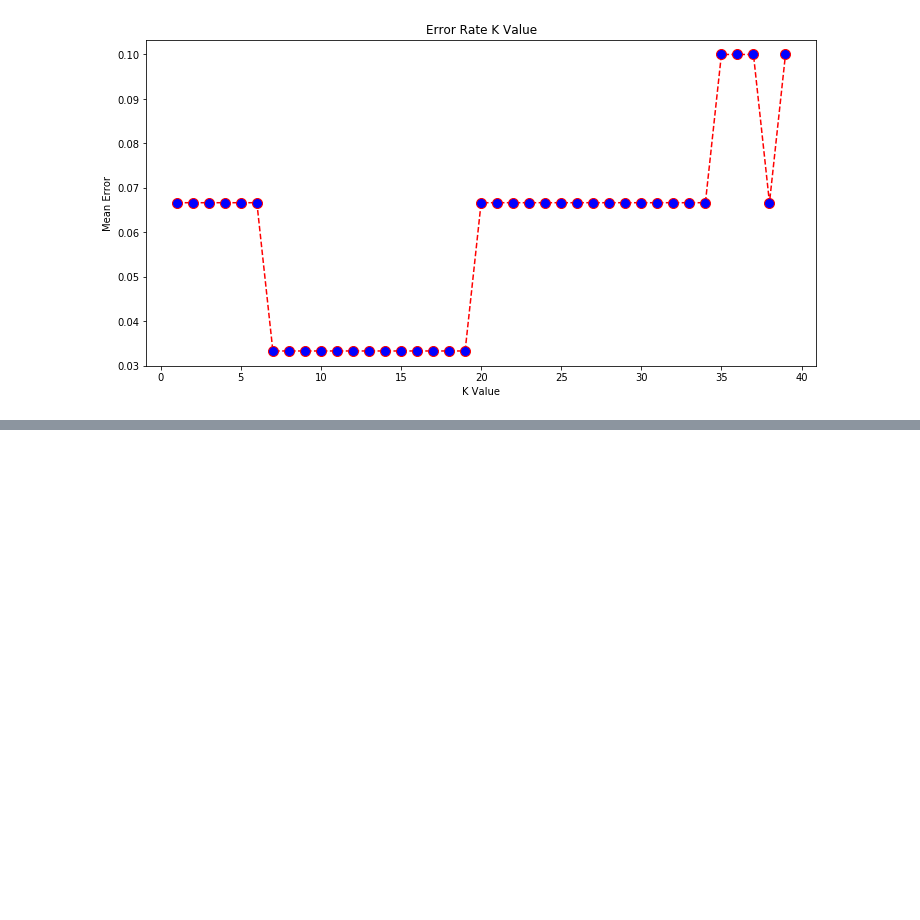
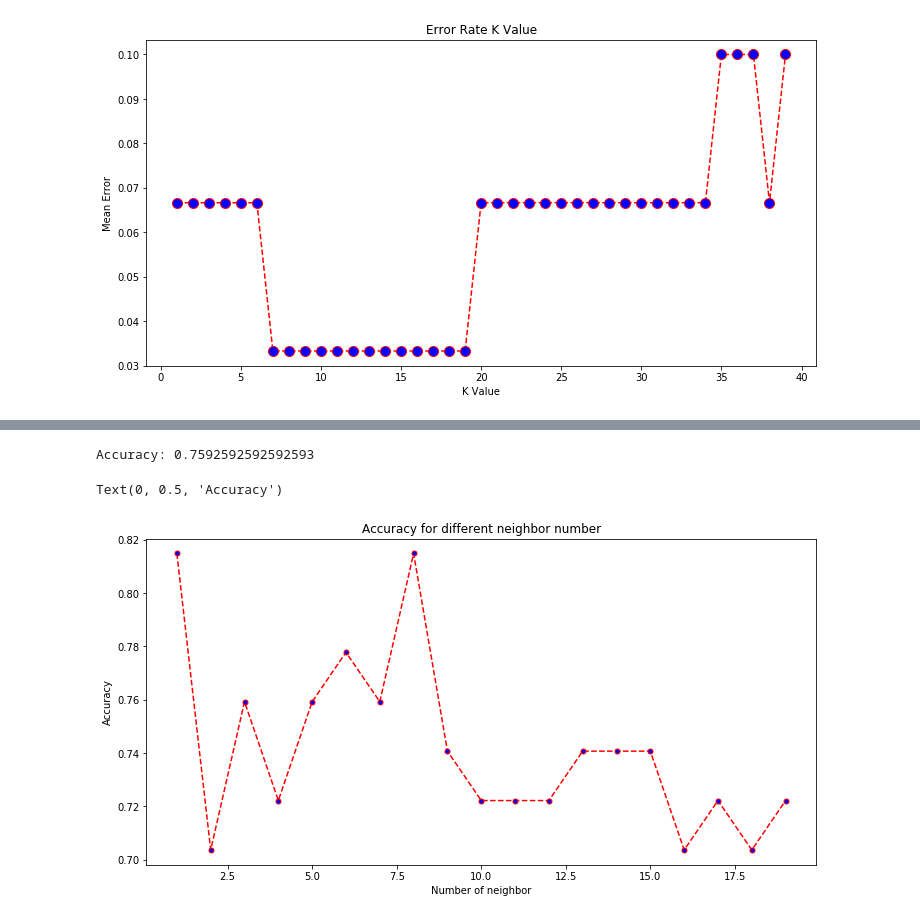
Before and after one commit to bthakr1/datascience_pipeline, a Jupyter notebook: Supervised_K_Means_Neighbor.ipynb, the cells around one changed output, grey strips where cells are left out. Drawn from its saved outputs; the diff is of its cells as text; code cells hidden in the pictures; blank space fills up the shorter version.

Commit message:
added wine dataset and accuracy chart

```diff
--- a/Supervised_K_Means_Neighbor.ipynb
+++ b/Supervised_K_Means_Neighbor.ipynb
@@ -142,0 +150,2 @@ Text(0, 0.5, 'Mean Error')
+# %%
+wine = datasets.load_wine()
@@ -142,0 +191,29 @@ Text(0, 0.5, 'Mean Error')
+# %%
+X_train, X_test, y_train, y_test = train_test_split(wine.data,wine.target, test_size=0.3)
+# %%
+knn = KNeighborsClassifier(n_neighbors=5)
+
+knn.fit(X_train,y_train)
+
+y_pred = knn.predict(X_test)
+
+print('Accuracy:',metrics.accuracy_score(y_test,y_pred))
+# %% [output]
+Accuracy: 0.7592592592592593
+# %%
+accuracy = []
+
+for i in range(1,20):
+    knn = KNeighborsClassifier(n_neighbors=i)
+    knn.fit(X_train,y_train)
+    y_pred = knn.predict(X_test)
+    accuracy.append(metrics.accuracy_score(y_test,y_pred))
+# %%
+plt.figure(figsize=(12,6))
+plt.plot(range(1,20),accuracy,color='red',linestyle='dashed',marker='o',markerfacecolor='blue',markersize=5)
+plt.title("Accuracy for different neighbor number")
+plt.xlabel('Number of neighbor')
+plt.ylabel('Accuracy')
+# %% [output]
+Text(0, 0.5, 'Accuracy')
+[figure, added]
```
Also changed, not shown: parts of 24 cells of this notebook.
